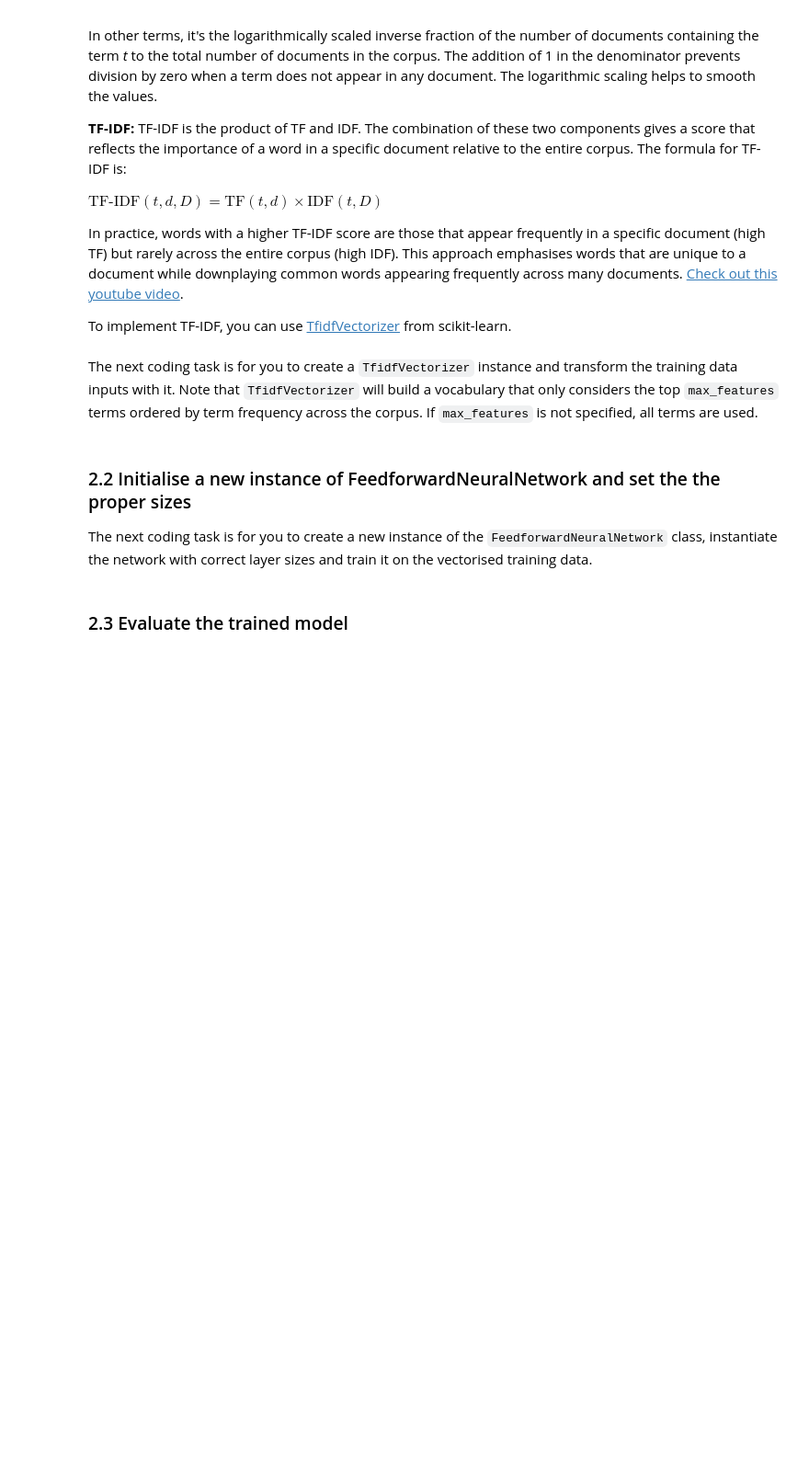
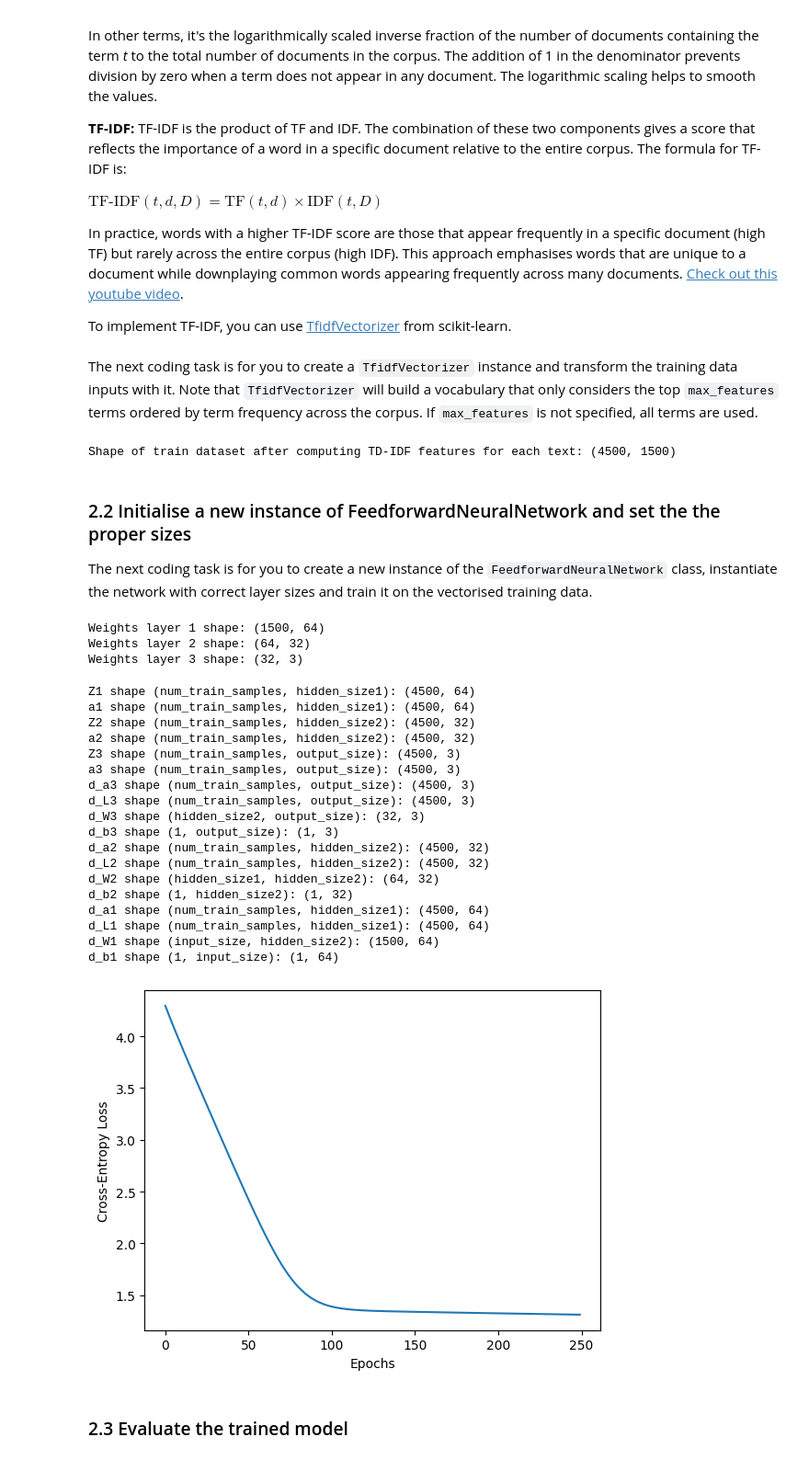
Before and after one commit to rs337/neural_language_modelling, a Jupyter notebook: W2_feedfoward_neural_networks/Base_Model_FeedForward_Neural_Networks.ipynb, the cells around one changed output. Shown at 92% size. Saved outputs shown, nothing was run; the diff lists cells and outputs as text; code cells hidden in the pictures; blank space fills up the shorter version.

```diff
--- a/W2_feedfoward_neural_networks/Base_Model_FeedForward_Neural_Networks.ipynb
+++ b/W2_feedfoward_neural_networks/Base_Model_FeedForward_Neural_Networks.ipynb
@@ -267,11 +267,11 @@ class FeedforwardNeuralNetwork:
 
         # Compute Z for Layer 1 using input data and Layer 1 weights
         # X: (num_train_samples, num_features) x weights layer 1: (input_size, hidden_size1) -> Z1: (num_train_samples, hidden_size1)
-        Z1 =
+        Z1 = np.dot(X, self.W1) + self.b1
 
         # Compute the output of Layer 1 using the activation function of Layer 1 and Layer 1 Z
         # Z1: (num_train_samples, hidden_size1) -> a1: (num_train_samples, hidden_size1)
-        self.a1 =
+        self.a1 = self.sigmoid(Z1)
 
         if epoch == 0:
           print("Z1 shape (num_train_samples, hidden_size1):", Z1.shape)  # -> (4500, 64)
@@ -282,11 +282,11 @@ class FeedforwardNeuralNetwork:
 
         # Compute Z for Layer 2 using output of Layer 1 and Layer 2 weights
         # a1: (num_train_samples, hidden_size1) x weights layer 2: (hidden_size1, hidden_size2) -> Z2: (num_train_samples, hidden_size2)
-        Z2 =
+        Z2 = np.dot(self.a1, self.W2) + self.b2
 
         # Compute the output of Layer 2 using the activation function of Layer 2 and Layer 2 Z
         # Z2: (num_train_samples, hidden_size2) -> a2: (num_train_samples, hidden_size2)
-        self.a2 =
+        self.a2 = self.sigmoid(Z2)
 
         if epoch == 0:
           print("Z2 shape (num_train_samples, hidden_size2):", Z2.shape)  # -> (4500, 32)
@@ -297,11 +297,11 @@ class FeedforwardNeuralNetwork:
 
         # Compute Z for Layer 3 using output of Layer 2 and Layer 3 weights
         # a2: (num_train_samples, hidden_size2) x weights layer 3: (hidden_size2, output_size) -> Z3: (num_train_samples, output_size)
-        Z3 =
+        Z3 = np.dot(self.a2, self.W3) + self.b3
 
         # Compute the output of Layer 3 (output of the network) using the activation function of Layer 3 and Layer 3 Z
         # Z3: (num_train_samples, output_size) -> a3: (num_train_samples, output_size)
-        self.a3 =
+        self.a3 = self.softmax(Z3)
 
         if epoch == 0:
           print("Z3 shape (num_train_samples, output_size):", Z3.shape)  # -> (4500, 3)
@@ -571,6 +630,7 @@ The next coding task is for you to create a `TfidfVectorizer` instance and trans
 # Create TF-IDF features
 
 ## INSERT YOUR CODE HERE ##
+from sklearn.feature_extraction.text import TfidfVectorizer
 
 def get_features_text(text: pd.Series, max_features: int):
     """
@@ -584,9 +644,9 @@ def get_features_text(text: pd.Series, max_features: int):
         Matrix: TF-IDF Features extracted from the text.
     """
     # Create a TF-IDF vectoriser instance specifying the maximum number of features
-    tfidf_vectoriser =
+    tfidf_vectoriser = TfidfVectorizer(max_features=max_features)
     # Transform the input text using the created TF-IDF vectoriser
-    tfidf_features_matrix =
+    tfidf_features_matrix = tfidf_vectoriser.fit_transform(text)
 
     return tfidf_features_matrix
 
@@ -601,6 +661,8 @@ X_train = np.array(train_TD_IDF_features.todense())
 
 print(f"Shape of train dataset after computing TD-IDF features for each text: {train_TD_IDF_features.shape}")
 # -> (4500, 1500)
+# %% [output]
+Shape of train dataset after computing TD-IDF features for each text: (4500, 1500)
 # %% [markdown]
 ### 2.2 Initialise a new instance of FeedforwardNeuralNetwork and set the the proper sizes
 
@@ -608,24 +670,50 @@ The next coding task is for you to create a new instance of the `FeedforwardNeur
 # %%
 # Hyperparameters definition
 input_size = X_train.shape[1]
 hidden_size1 = 64
 hidden_size2 = 32
 output_size = np.max(y_train) + 1  # Assuming class labels are 0, 1, 2, ...
 
 learning_rate = 0.01
 epochs = 200
 
 ## INSERT YOUR CODE HERE ##
 
 # Instantiate the network with the correct layer sizes
-model =
+model = FeedforwardNeuralNetwork(input_size, hidden_size1, hidden_size2, output_size)
+
+# Execute a forward step to check your code
+# predictions = model.forward(X)
 
 # Train the model
-model
+
+model.train(X_train, y_train, epochs=250, learning_rate=0.01)
+model.show_learning_curve()
 
 ## END OF YOUR CODE ##
-
-model.show_learning_curve()
+# %% [output]
+Weights layer 1 shape: (1500, 64)
+Weights layer 2 shape: (64, 32)
+Weights layer 3 shape: (32, 3)
+Z1 shape (num_train_samples, hidden_size1): (4500, 64)
+a1 shape (num_train_samples, hidden_size1): (4500, 64)
+Z2 shape (num_train_samples, hidden_size2): (4500, 32)
+a2 shape (num_train_samples, hidden_size2): (4500, 32)
+Z3 shape (num_train_samples, output_size): (4500, 3)
+a3 shape (num_train_samples, output_size): (4500, 3)
+d_a3 shape (num_train_samples, output_size): (4500, 3)
+d_L3 shape (num_train_samples, output_size): (4500, 3)
+d_W3 shape (hidden_size2, output_size): (32, 3)
+d_b3 shape (1, output_size): (1, 3)
+d_a2 shape (num_train_samples, hidden_size2): (4500, 32)
+d_L2 shape (num_train_samples, hidden_size2): (4500, 32)
+d_W2 shape (hidden_size1, hidden_size2): (64, 32)
+d_b2 shape (1, hidden_size2): (1, 32)
+d_a1 shape (num_train_samples, hidden_size1): (4500, 64)
+d_L1 shape (num_train_samples, hidden_size1): (4500, 64)
+d_W1 shape (input_size, hidden_size2): (1500, 64)
+d_b1 shape (1, input_size): (1, 64)
+[figure, added]
 # %% [markdown]
 ### 2.3 Evaluate the trained model
 # %%
```
Also changed, not shown: parts of 8 cells of this notebook, 1 other file.
